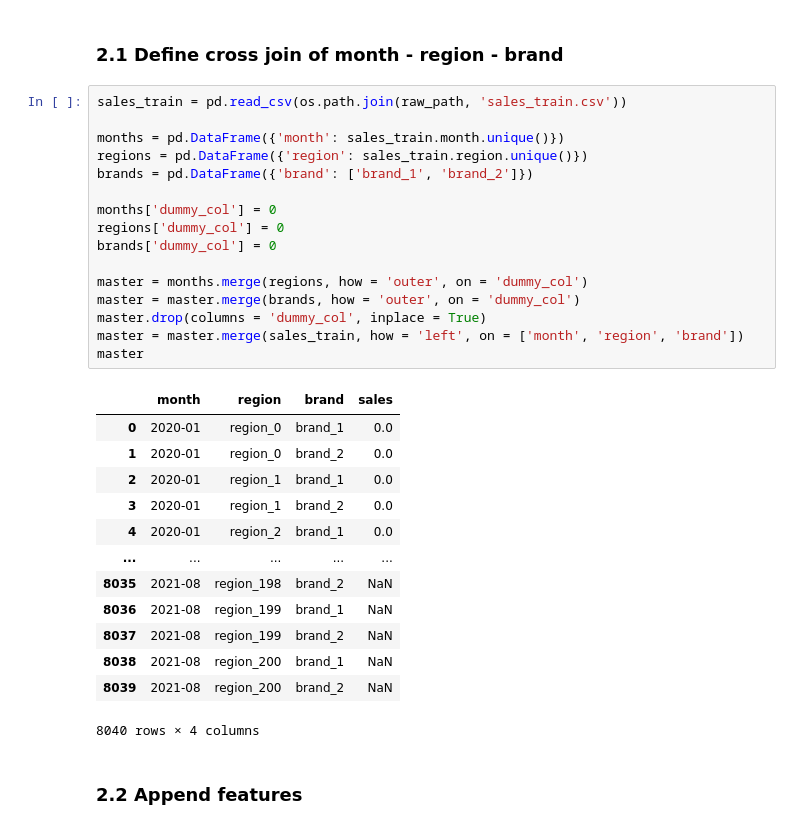
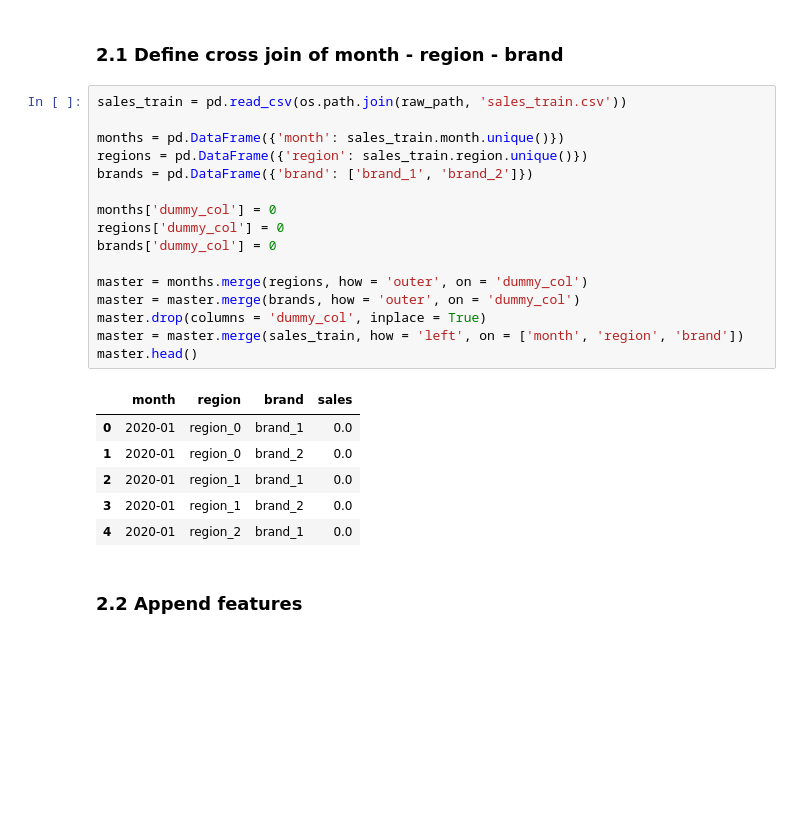
Before and after one commit to Bulbasaurzc/novartis-datathon-2021, a Jupyter notebook: notebooks/2_master_creation.ipynb, the cells around one changed output. Cells and saved outputs as stored; diff of their text form; blank space fills up the shorter version.

```diff
--- a/notebooks/2_master_creation.ipynb
+++ b/notebooks/2_master_creation.ipynb
@@ -9,32 +11,25 @@ from src.utilities import *
 # %%
 sales_train = pd.read_csv(os.path.join(raw_path, 'sales_train.csv'))
 
 months = pd.DataFrame({'month': sales_train.month.unique()})
 regions = pd.DataFrame({'region': sales_train.region.unique()})
 brands = pd.DataFrame({'brand': ['brand_1', 'brand_2']})
 
 months['dummy_col'] = 0
 regions['dummy_col'] = 0
 brands['dummy_col'] = 0
 
 master = months.merge(regions, how = 'outer', on = 'dummy_col')
 master = master.merge(brands, how = 'outer', on = 'dummy_col')
 master.drop(columns = 'dummy_col', inplace = True)
 master = master.merge(sales_train, how = 'left', on = ['month', 'region', 'brand'])
-master
+master.head()
 # %% [output]
 |  | month | region | brand | sales |
 | 0 | 2020-01 | region_0 | brand_1 | 0.0 |
 | 1 | 2020-01 | region_0 | brand_2 | 0.0 |
 | 2 | 2020-01 | region_1 | brand_1 | 0.0 |
 | 3 | 2020-01 | region_1 | brand_2 | 0.0 |
 | 4 | 2020-01 | region_2 | brand_1 | 0.0 |
-| ... | ... | ... | ... | ... |
-| 8035 | 2021-08 | region_198 | brand_2 | NaN |
-| 8036 | 2021-08 | region_199 | brand_1 | NaN |
-| 8037 | 2021-08 | region_199 | brand_2 | NaN |
-| 8038 | 2021-08 | region_200 | brand_1 | NaN |
-| 8039 | 2021-08 | region_200 | brand_2 | NaN |
-8040 rows × 4 columns
 # %% [markdown]
 ### 2.2 Append features
```
Also changed, not shown: parts of 4 cells of this notebook, 2 other files.
